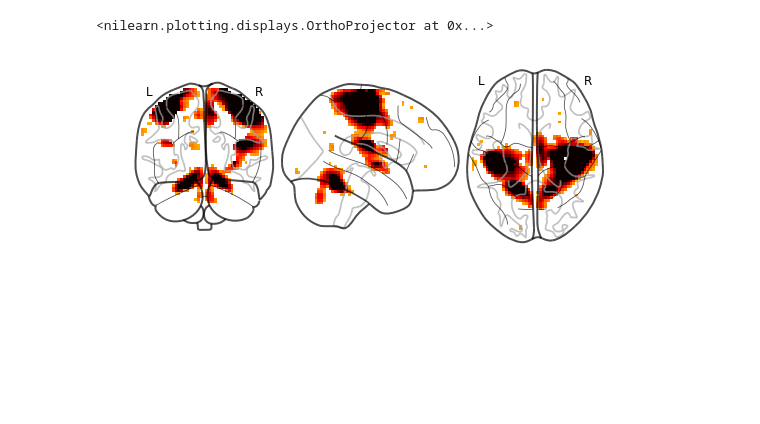
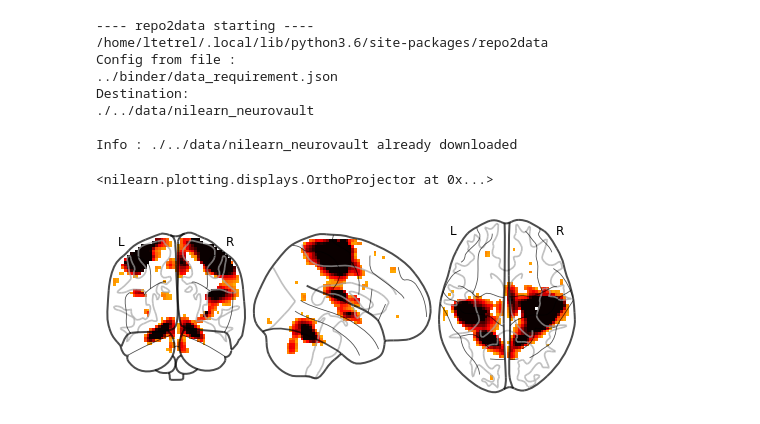
Before and after one commit to neurolibre/repo2data-caching, a Jupyter notebook: notebooks/nilearn-example.ipynb, the cells around one changed output. Drawn from its saved outputs; the diff is of its cells as text; code cells hidden in the pictures; blank space fills up the shorter version.

Commit message:
improving repo2data neurolibre nilearn example

```diff
--- a/notebooks/nilearn-example.ipynb
+++ b/notebooks/nilearn-example.ipynb
@@ -8,8 +10,25 @@ warnings.filterwarnings('ignore')
+# %%
+# install the data if running locally, or points to cached data if running on neurolibre
+data_req_path = os.path.join("..", "binder", "data_requirement.json")
+# download data
+repo2data = Repo2Data(data_req_path)
+data_path = repo2data.install()
+# %% [output]
+---- repo2data starting ----
+/home/ltetrel/.local/lib/python3.6/site-packages/repo2data
+Config from file :
+../binder/data_requirement.json
+Destination:
+./../data/nilearn_neurovault
+
+Info : ./../data/nilearn_neurovault already downloaded
 # %%
-motor_images = datasets.fetch_neurovault_motor_task(data_dir="../data/nilearn_neurovault")
+# get the nilearn dataset instance
+motor_images = nilearn.datasets.fetch_neurovault_motor_task(data_dir=data_path[0])
 stat_img = motor_images.images[0]
 # %%
-plotting.plot_glass_brain(stat_img, threshold=3)
+# plot the func image
+nilearn.plotting.plot_glass_brain(stat_img, threshold=3)
 # %% [output]
 <nilearn.plotting.displays.OrthoProjector at 0x...>
-[figure, old version]
+[figure, new version]
```
Also changed, not shown: parts of 1 cell of this notebook, 3 other files.
